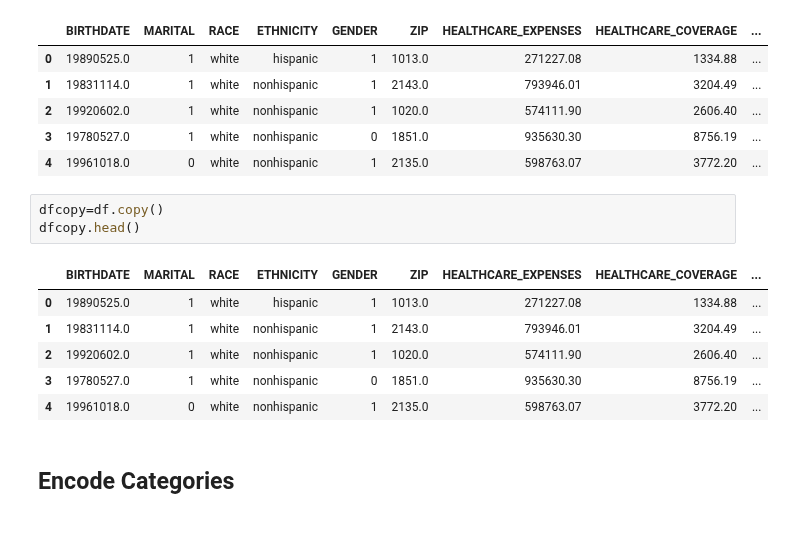
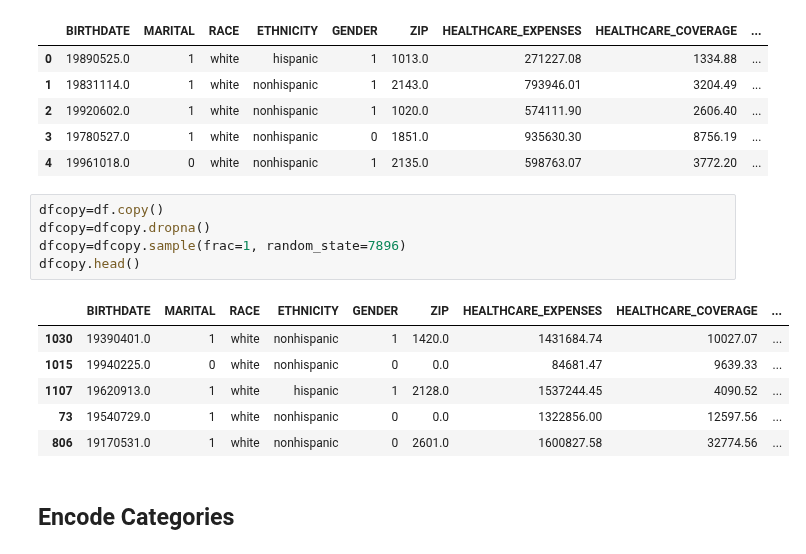
Before and after one commit to danielsb407/SyntheaMLTest, a Jupyter notebook: Sythnea_test/hierachical_Synthea.ipynb, the cells around one changed output. Cells and saved outputs as stored; diff of their text form.

```diff
--- a/Sythnea_test/hierachical_Synthea.ipynb
+++ b/Sythnea_test/hierachical_Synthea.ipynb
@@ -102,14 +102,16 @@ df.head()
 | 4 | 19961018.0 | 0 | white | nonhispanic | 1 | 2135.0 | 598763.07 | 3772.20 | ... |
 # %%
 dfcopy=df.copy()
+dfcopy=dfcopy.dropna()
+dfcopy=dfcopy.sample(frac=1, random_state=7896)
 dfcopy.head()
 # %% [output]
 |  | BIRTHDATE | MARITAL | RACE | ETHNICITY | GENDER | ZIP | HEALTHCARE_EXPENSES | HEALTHCARE_COVERAGE | ... |
-| 0 | 19890525.0 | 1 | white | hispanic | 1 | 1013.0 | 271227.08 | 1334.88 | ... |
-| 1 | 19831114.0 | 1 | white | nonhispanic | 1 | 2143.0 | 793946.01 | 3204.49 | ... |
-| 2 | 19920602.0 | 1 | white | nonhispanic | 1 | 1020.0 | 574111.90 | 2606.40 | ... |
-| 3 | 19780527.0 | 1 | white | nonhispanic | 0 | 1851.0 | 935630.30 | 8756.19 | ... |
-| 4 | 19961018.0 | 0 | white | nonhispanic | 1 | 2135.0 | 598763.07 | 3772.20 | ... |
+| 1030 | 19390401.0 | 1 | white | nonhispanic | 1 | 1420.0 | 1431684.74 | 10027.07 | ... |
+| 1015 | 19940225.0 | 0 | white | nonhispanic | 0 | 0.0 | 84681.47 | 9639.33 | ... |
+| 1107 | 19620913.0 | 1 | white | hispanic | 1 | 2128.0 | 1537244.45 | 4090.52 | ... |
+| 73 | 19540729.0 | 1 | white | nonhispanic | 0 | 0.0 | 1322856.00 | 12597.56 | ... |
+| 806 | 19170531.0 | 1 | white | nonhispanic | 0 | 2601.0 | 1600827.58 | 32774.56 | ... |
 # %% [markdown]
 ## Encode Categories
 # %%
```
Also changed, not shown: parts of 2 cells of this notebook, 1 other file.
